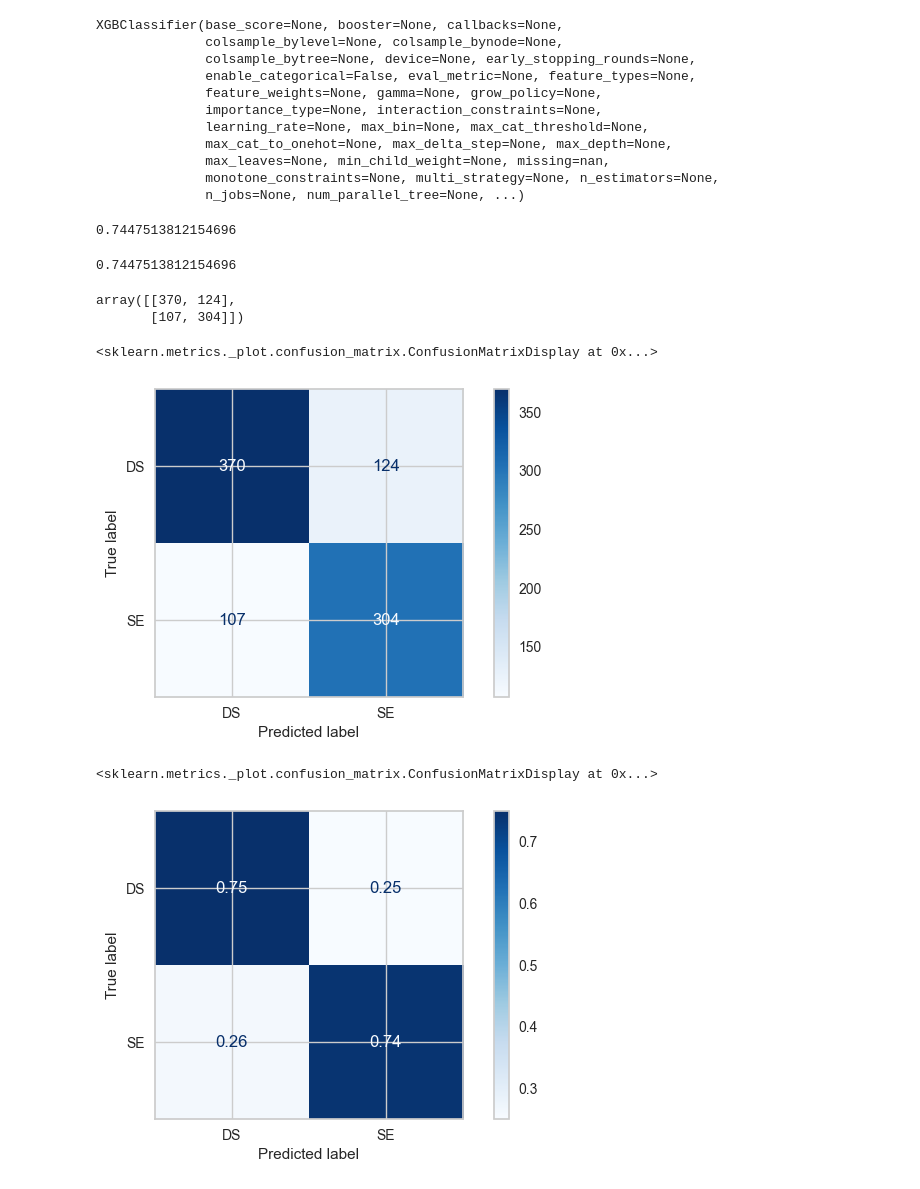
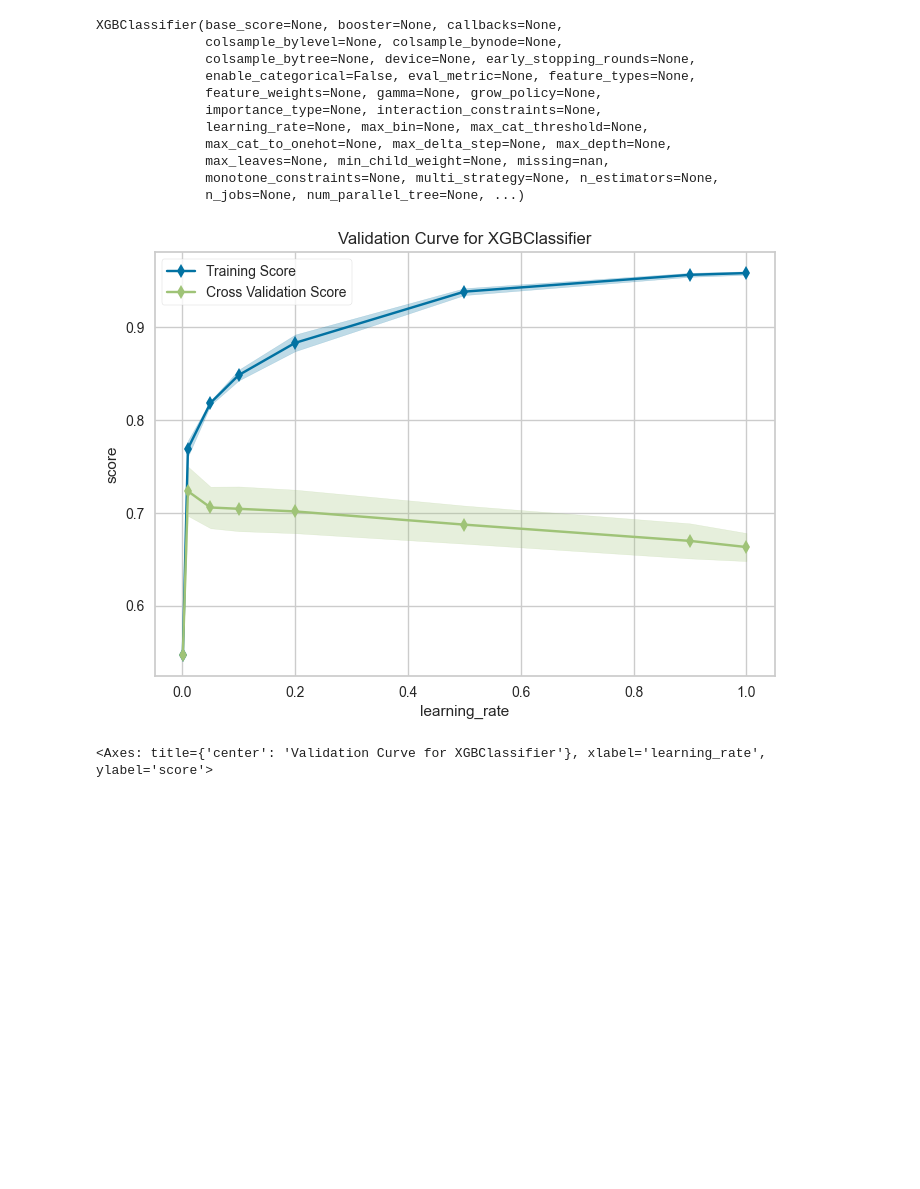
Before and after one commit to mackomarcin82/XGBoost, a Jupyter notebook: TrainingForMetrics.ipynb, the cells around one changed output. Drawn from its saved outputs; the diff is of its cells as text; code cells hidden in the pictures; blank space fills up the shorter version.

```diff
--- a/TrainingForMetrics.ipynb
+++ b/TrainingForMetrics.ipynb
@@ -77,39 +77,20 @@ XGBClassifier(base_score=None, booster=None, callbacks=None,
               max_leaves=None, min_child_weight=None, missing=nan,
               monotone_constraints=None, multi_strategy=None, n_estimators=None,
               n_jobs=None, num_parallel_tree=None, ...)
-# %%
-xgb_def.score(X_test, y_test)
-# %% [output]
-0.7447513812154696
-# %%
-from sklearn import metrics
-
-metrics.accuracy_score(y_test, xgb_def.predict(X_test))
-# %% [output]
-0.7447513812154696
-# %%
-cm = metrics.confusion_matrix(y_test,xgb_def.predict(X_test))
-cm
-# %% [output]
-array([[370, 124],
-       [107, 304]])
-# %%
-fig, ax = plt.subplots(figsize=(8, 4))
-
-disp = metrics.ConfusionMatrixDisplay(confusion_matrix=cm,
-display_labels=['DS', 'SE'])
-
-disp.plot(ax=ax, cmap='Blues')
-# %% [output]
-<sklearn.metrics._plot.confusion_matrix.ConfusionMatrixDisplay at 0x...>
-[figure, removed]
-# %%
-fig, ax = plt.subplots(figsize=(8, 4))
-cm = metrics.confusion_matrix(y_test, xgb_def.predict(X_test),
-normalize='true')
-disp = metrics.ConfusionMatrixDisplay(confusion_matrix=cm,
-display_labels=['DS', 'SE'])
-disp.plot(ax=ax, cmap='Blues')
-# %% [output]
-<sklearn.metrics._plot.confusion_matrix.ConfusionMatrixDisplay at 0x...>
-[figure, removed]
+# %%
+from yellowbrick import model_selection as ms
+
+
+
+viz = ms.ValidationCurve(
+    xgb.XGBClassifier(), param_name='learning_rate',
+    param_range=[0.001, .01, .05, .1, .2, .5, .9, 1],
+    cv=5,scoring='accuracy'
+
+)
+
+viz.fit(X_train, y_train)
+viz.show()
+# %% [output]
+[figure, added]
+<Axes: title={'center': 'Validation Curve for XGBClassifier'}, xlabel='learning_rate', ylabel='score'>
```
Also changed, not shown: parts of 11 cells of this notebook, 1 other file.
